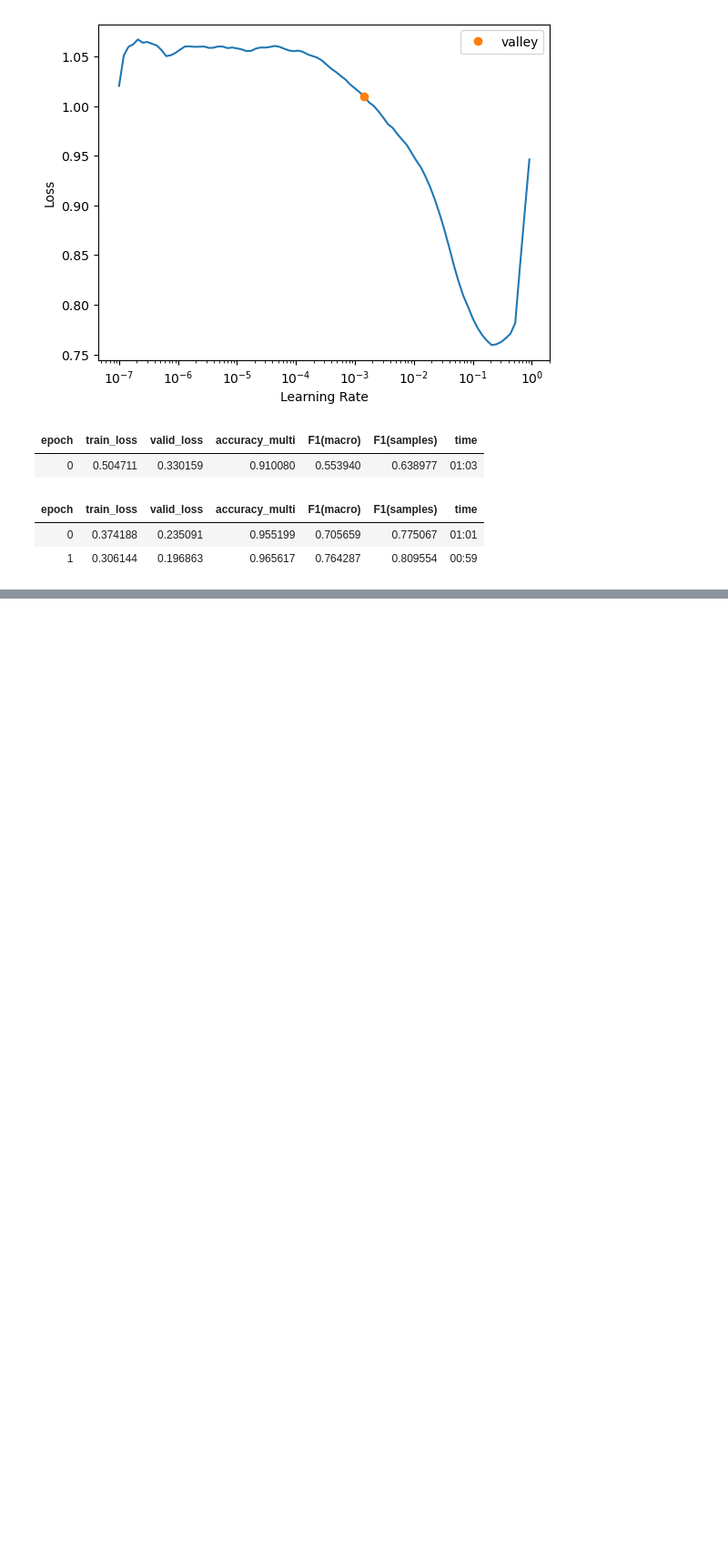
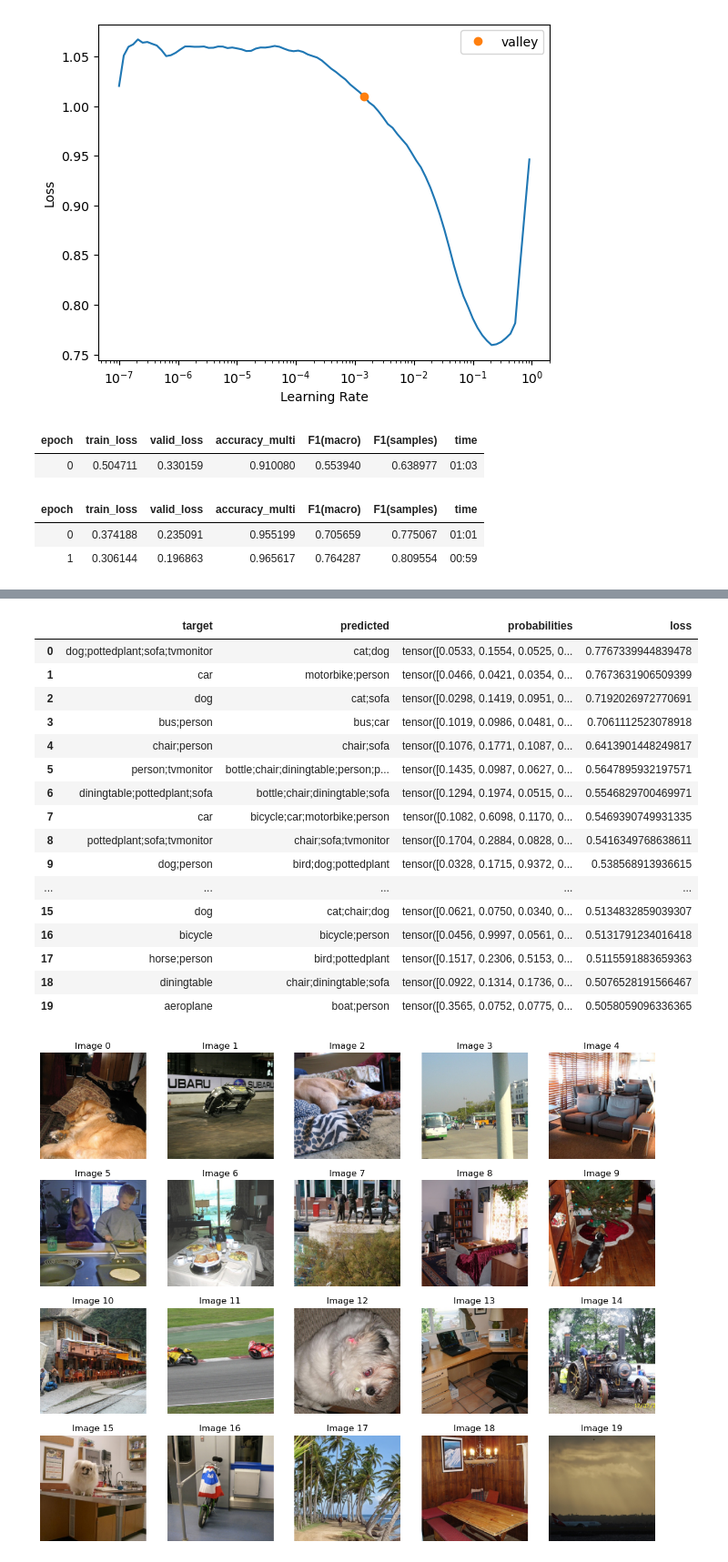
Before and after one commit to johnshaughnessy/digits, a Jupyter notebook: multi-label-classification.ipynb, the cells around one changed output, grey strips where cells are left out. Shown at 91% size. Drawn from its saved outputs; the diff is of its cells as text; code cells hidden in the pictures; blank space fills up the shorter version.

```diff
--- a/multi-label-classification.ipynb
+++ b/multi-label-classification.ipynb
@@ -49,0 +65,4 @@ learn.fine_tune(2, 1.4e-3)
+# %%
+interp = Interpretation.from_learner(learn)
+interp.plot_top_losses(20)
+# %% [output]
@@ -49,0 +71,18 @@ learn.fine_tune(2, 1.4e-3)
+|  | target | predicted | probabilities | loss |
+| 0 | dog;pottedplant;sofa;tvmonitor | cat;dog | tensor([0.0533, 0.1554, 0.0525, 0... | 0.7767339944839478 |
+| 1 | car | motorbike;person | tensor([0.0466, 0.0421, 0.0354, 0... | 0.7673631906509399 |
+| 2 | dog | cat;sofa | tensor([0.0298, 0.1419, 0.0951, 0... | 0.7192026972770691 |
+| 3 | bus;person | bus;car | tensor([0.1019, 0.0986, 0.0481, 0... | 0.7061112523078918 |
+| 4 | chair;person | chair;sofa | tensor([0.1076, 0.1771, 0.1087, 0... | 0.6413901448249817 |
+| 5 | person;tvmonitor | bottle;chair;diningtable;person;p... | tensor([0.1435, 0.0987, 0.0627, 0... | 0.5647895932197571 |
+| 6 | diningtable;pottedplant;sofa | bottle;chair;diningtable;sofa | tensor([0.1294, 0.1974, 0.0515, 0... | 0.5546829700469971 |
+| 7 | car | bicycle;car;motorbike;person | tensor([0.1082, 0.6098, 0.1170, 0... | 0.5469390749931335 |
+| 8 | pottedplant;sofa;tvmonitor | chair;sofa;tvmonitor | tensor([0.1704, 0.2884, 0.0828, 0... | 0.5416349768638611 |
+| 9 | dog;person | bird;dog;pottedplant | tensor([0.0328, 0.1715, 0.9372, 0... | 0.538568913936615 |
+| ... | ... | ... | ... | ... |
+| 15 | dog | cat;chair;dog | tensor([0.0621, 0.0750, 0.0340, 0... | 0.5134832859039307 |
+| 16 | bicycle | bicycle;person | tensor([0.0456, 0.9997, 0.0561, 0... | 0.5131791234016418 |
+| 17 | horse;person | bird;pottedplant | tensor([0.1517, 0.2306, 0.5153, 0... | 0.5115591883659363 |
+| 18 | diningtable | chair;diningtable;sofa | tensor([0.0922, 0.1314, 0.1736, 0... | 0.5076528191566467 |
+| 19 | aeroplane | boat;person | tensor([0.3565, 0.0752, 0.0775, 0... | 0.5058059096336365 |
+[figure, added]
```
Also changed, not shown: parts of 3 cells of this notebook, 1 other file.
